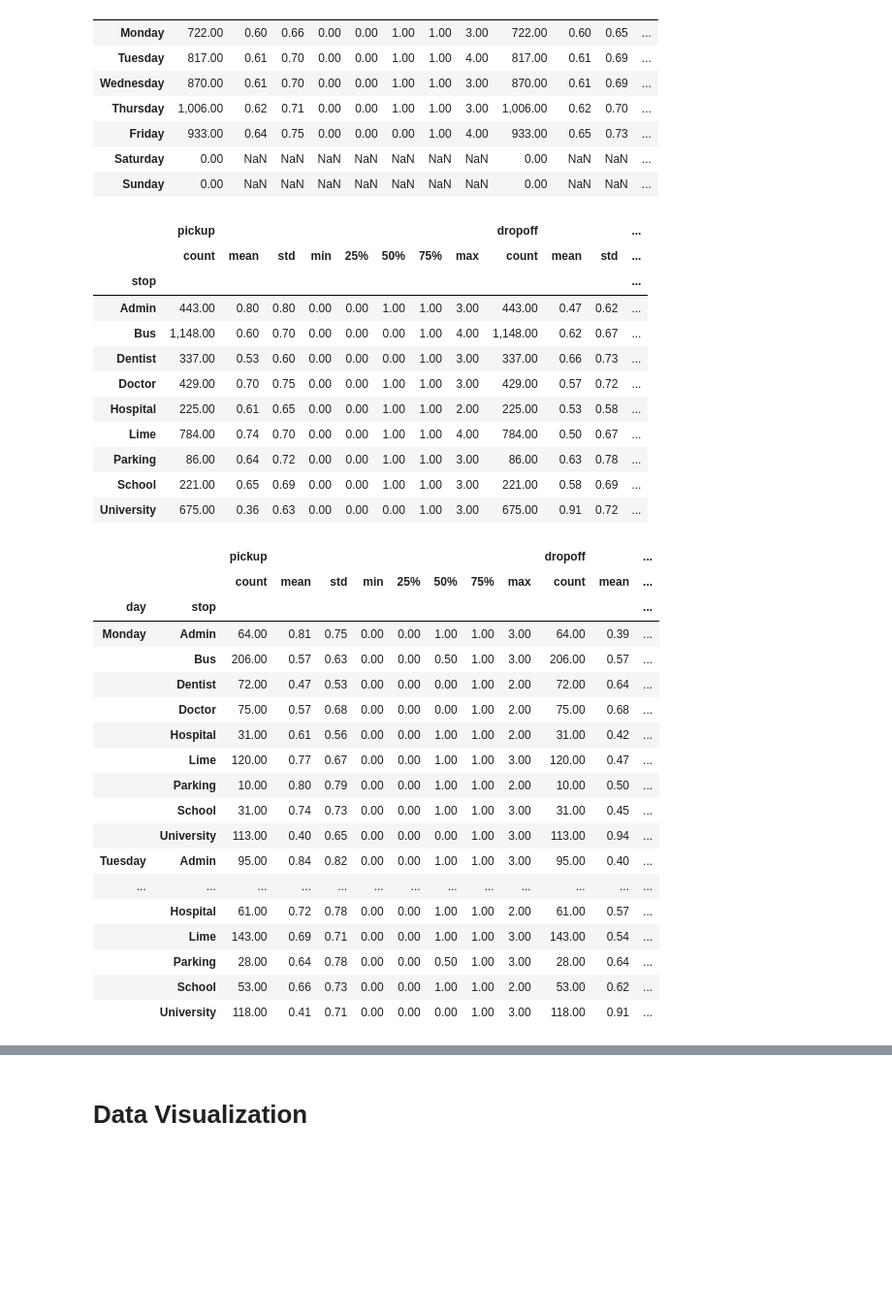
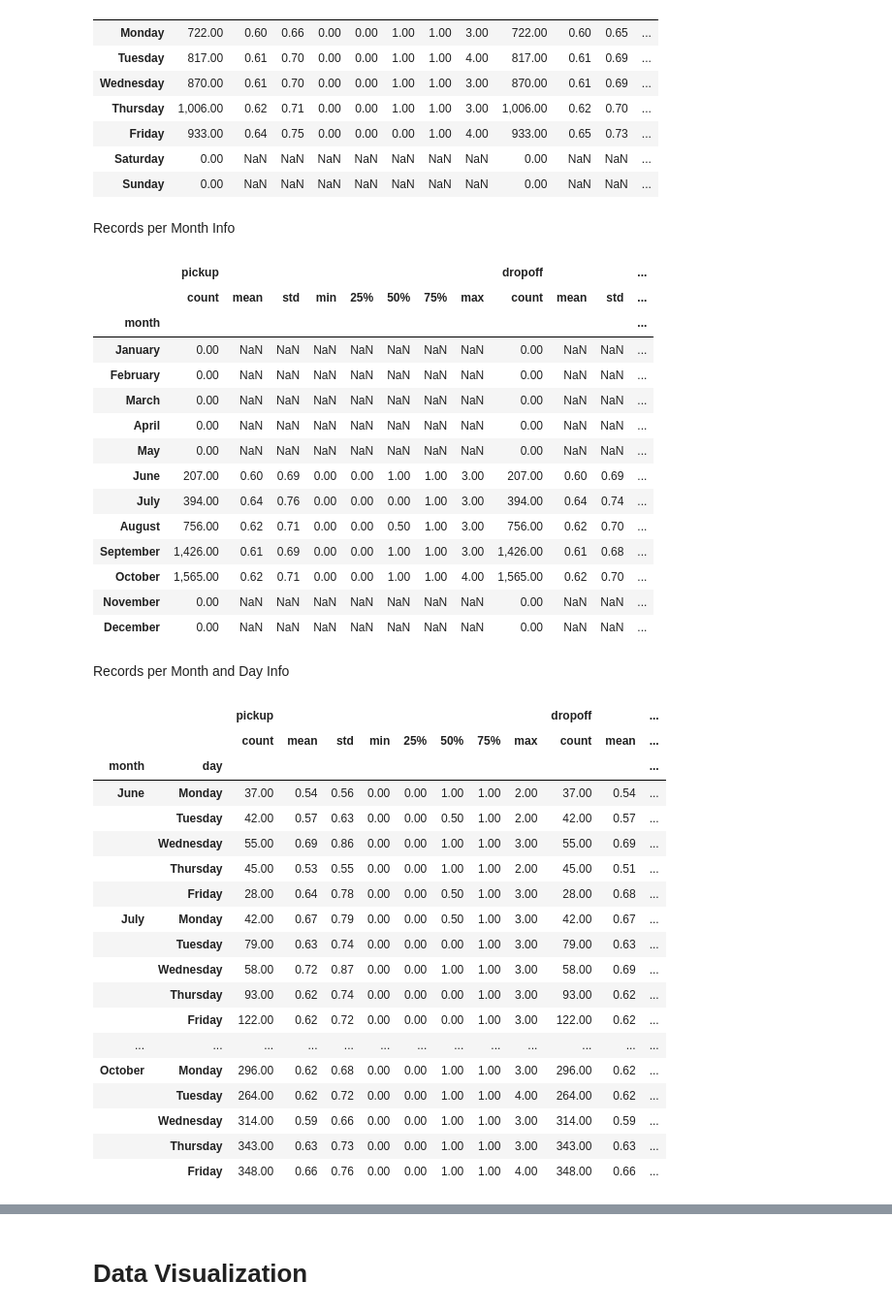
Before and after one commit to jrosilam/MayMobility_TakeHome, a Jupyter notebook: takehome_test.ipynb, the cells around one changed output, grey strips where cells are left out. Shown at 97% size. Drawn from its saved outputs; the diff is of its cells as text; code cells hidden in the pictures; blank space fills up the shorter version.

```diff
--- a/takehome_test.ipynb
+++ b/takehome_test.ipynb
@@ -617,40 +742,47 @@ ridership_df_clean.groupby(ridership_df_clean["day"]).describe()
 | Friday | 933.00 | 0.64 | 0.75 | 0.00 | 0.00 | 0.00 | 1.00 | 4.00 | 933.00 | 0.65 | 0.73 | ... |
 | Saturday | 0.00 | NaN | NaN | NaN | NaN | NaN | NaN | NaN | 0.00 | NaN | NaN | ... |
 | Sunday | 0.00 | NaN | NaN | NaN | NaN | NaN | NaN | NaN | 0.00 | NaN | NaN | ... |
+# %% [markdown]
+Records per Month Info
 # %%
-ridership_df_clean.groupby(ridership_df_clean["stop"]).describe()
+ridership_df_clean.groupby(ridership_df_clean["month"]).describe()
 # %% [output]
 |  | pickup |  |  |  |  |  |  |  | dropoff |  |  | ... |
 |  | count | mean | std | min | 25% | 50% | 75% | max | count | mean | std | ... |
-| stop |  |  |  |  |  |  |  |  |  |  |  | ... |
-| Admin | 443.00 | 0.80 | 0.80 | 0.00 | 0.00 | 1.00 | 1.00 | 3.00 | 443.00 | 0.47 | 0.62 | ... |
-| Bus | 1,148.00 | 0.60 | 0.70 | 0.00 | 0.00 | 0.00 | 1.00 | 4.00 | 1,148.00 | 0.62 | 0.67 | ... |
-| Dentist | 337.00 | 0.53 | 0.60 | 0.00 | 0.00 | 0.00 | 1.00 | 3.00 | 337.00 | 0.66 | 0.73 | ... |
-| Doctor | 429.00 | 0.70 | 0.75 | 0.00 | 0.00 | 1.00 | 1.00 | 3.00 | 429.00 | 0.57 | 0.72 | ... |
-| Hospital | 225.00 | 0.61 | 0.65 | 0.00 | 0.00 | 1.00 | 1.00 | 2.00 | 225.00 | 0.53 | 0.58 | ... |
-| Lime | 784.00 | 0.74 | 0.70 | 0.00 | 0.00 | 1.00 | 1.00 | 4.00 | 784.00 | 0.50 | 0.67 | ... |
-| Parking | 86.00 | 0.64 | 0.72 | 0.00 | 0.00 | 1.00 | 1.00 | 3.00 | 86.00 | 0.63 | 0.78 | ... |
-| School | 221.00 | 0.65 | 0.69 | 0.00 | 0.00 | 1.00 | 1.00 | 3.00 | 221.00 | 0.58 | 0.69 | ... |
-| University | 675.00 | 0.36 | 0.63 | 0.00 | 0.00 | 0.00 | 1.00 | 3.00 | 675.00 | 0.91 | 0.72 | ... |
+| month |  |  |  |  |  |  |  |  |  |  |  | ... |
+| January | 0.00 | NaN | NaN | NaN | NaN | NaN | NaN | NaN | 0.00 | NaN | NaN | ... |
+| February | 0.00 | NaN | NaN | NaN | NaN | NaN | NaN | NaN | 0.00 | NaN | NaN | ... |
+| March | 0.00 | NaN | NaN | NaN | NaN | NaN | NaN | NaN | 0.00 | NaN | NaN | ... |
+| April | 0.00 | NaN | NaN | NaN | NaN | NaN | NaN | NaN | 0.00 | NaN | NaN | ... |
+| May | 0.00 | NaN | NaN | NaN | NaN | NaN | NaN | NaN | 0.00 | NaN | NaN | ... |
+| June | 207.00 | 0.60 | 0.69 | 0.00 | 0.00 | 1.00 | 1.00 | 3.00 | 207.00 | 0.60 | 0.69 | ... |
+| July | 394.00 | 0.64 | 0.76 | 0.00 | 0.00 | 0.00 | 1.00 | 3.00 | 394.00 | 0.64 | 0.74 | ... |
+| August | 756.00 | 0.62 | 0.71 | 0.00 | 0.00 | 0.50 | 1.00 | 3.00 | 756.00 | 0.62 | 0.70 | ... |
+| September | 1,426.00 | 0.61 | 0.69 | 0.00 | 0.00 | 1.00 | 1.00 | 3.00 | 1,426.00 | 0.61 | 0.68 | ... |
+| October | 1,565.00 | 0.62 | 0.71 | 0.00 | 0.00 | 1.00 | 1.00 | 4.00 | 1,565.00 | 0.62 | 0.70 | ... |
+| November | 0.00 | NaN | NaN | NaN | NaN | NaN | NaN | NaN | 0.00 | NaN | NaN | ... |
+| December | 0.00 | NaN | NaN | NaN | NaN | NaN | NaN | NaN | 0.00 | NaN | NaN | ... |
+# %% [markdown]
+Records per Month and Day Info
 # %%
-ridership_df_clean.groupby(["day","stop"]).describe()
+ridership_df_clean.groupby(["month","day"]).describe()
 # %% [output]
 |  |  | pickup |  |  |  |  |  |  |  | dropoff |  | ... |
 |  |  | count | mean | std | min | 25% | 50% | 75% | max | count | mean | ... |
-| day | stop |  |  |  |  |  |  |  |  |  |  | ... |
-| Monday | Admin | 64.00 | 0.81 | 0.75 | 0.00 | 0.00 | 1.00 | 1.00 | 3.00 | 64.00 | 0.39 | ... |
-|  | Bus | 206.00 | 0.57 | 0.63 | 0.00 | 0.00 | 0.50 | 1.00 | 3.00 | 206.00 | 0.57 | ... |
-|  | Dentist | 72.00 | 0.47 | 0.53 | 0.00 | 0.00 | 0.00 | 1.00 | 2.00 | 72.00 | 0.64 | ... |
-|  | Doctor | 75.00 | 0.57 | 0.68 | 0.00 | 0.00 | 0.00 | 1.00 | 2.00 | 75.00 | 0.68 | ... |
-|  | Hospital | 31.00 | 0.61 | 0.56 | 0.00 | 0.00 | 1.00 | 1.00 | 2.00 | 31.00 | 0.42 | ... |
-|  | Lime | 120.00 | 0.77 | 0.67 | 0.00 | 0.00 | 1.00 | 1.00 | 3.00 | 120.00 | 0.47 | ... |
-|  | Parking | 10.00 | 0.80 | 0.79 | 0.00 | 0.00 | 1.00 | 1.00 | 2.00 | 10.00 | 0.50 | ... |
-|  | School | 31.00 | 0.74 | 0.73 | 0.00 | 0.00 | 1.00 | 1.00 | 3.00 | 31.00 | 0.45 | ... |
-|  | University | 113.00 | 0.40 | 0.65 | 0.00 | 0.00 | 0.00 | 1.00 | 3.00 | 113.00 | 0.94 | ... |
-| Tuesday | Admin | 95.00 | 0.84 | 0.82 | 0.00 | 0.00 | 1.00 | 1.00 | 3.00 | 95.00 | 0.40 | ... |
+| month | day |  |  |  |  |  |  |  |  |  |  | ... |
+| June | Monday | 37.00 | 0.54 | 0.56 | 0.00 | 0.00 | 1.00 | 1.00 | 2.00 | 37.00 | 0.54 | ... |
+|  | Tuesday | 42.00 | 0.57 | 0.63 | 0.00 | 0.00 | 0.50 | 1.00 | 2.00 | 42.00 | 0.57 | ... |
+|  | Wednesday | 55.00 | 0.69 | 0.86 | 0.00 | 0.00 | 1.00 | 1.00 | 3.00 | 55.00 | 0.69 | ... |
+|  | Thursday | 45.00 | 0.53 | 0.55 | 0.00 | 0.00 | 1.00 | 1.00 | 2.00 | 45.00 | 0.51 | ... |
+|  | Friday | 28.00 | 0.64 | 0.78 | 0.00 | 0.00 | 0.50 | 1.00 | 3.00 | 28.00 | 0.68 | ... |
+| July | Monday | 42.00 | 0.67 | 0.79 | 0.00 | 0.00 | 0.50 | 1.00 | 3.00 | 42.00 | 0.67 | ... |
+|  | Tuesday | 79.00 | 0.63 | 0.74 | 0.00 | 0.00 | 0.00 | 1.00 | 3.00 | 79.00 | 0.63 | ... |
+|  | Wednesday | 58.00 | 0.72 | 0.87 | 0.00 | 0.00 | 1.00 | 1.00 | 3.00 | 58.00 | 0.69 | ... |
+|  | Thursday | 93.00 | 0.62 | 0.74 | 0.00 | 0.00 | 0.00 | 1.00 | 3.00 | 93.00 | 0.62 | ... |
+|  | Friday | 122.00 | 0.62 | 0.72 | 0.00 | 0.00 | 0.00 | 1.00 | 3.00 | 122.00 | 0.62 | ... |
 | ... | ... | ... | ... | ... | ... | ... | ... | ... | ... | ... | ... | ... |
-|  | Hospital | 61.00 | 0.72 | 0.78 | 0.00 | 0.00 | 1.00 | 1.00 | 2.00 | 61.00 | 0.57 | ... |
-|  | Lime | 143.00 | 0.69 | 0.71 | 0.00 | 0.00 | 1.00 | 1.00 | 3.00 | 143.00 | 0.54 | ... |
-|  | Parking | 28.00 | 0.64 | 0.78 | 0.00 | 0.00 | 0.50 | 1.00 | 3.00 | 28.00 | 0.64 | ... |
-|  | School | 53.00 | 0.66 | 0.73 | 0.00 | 0.00 | 1.00 | 1.00 | 2.00 | 53.00 | 0.62 | ... |
-|  | University | 118.00 | 0.41 | 0.71 | 0.00 | 0.00 | 0.00 | 1.00 | 3.00 | 118.00 | 0.91 | ... |
+| October | Monday | 296.00 | 0.62 | 0.68 | 0.00 | 0.00 | 1.00 | 1.00 | 3.00 | 296.00 | 0.62 | ... |
+|  | Tuesday | 264.00 | 0.62 | 0.72 | 0.00 | 0.00 | 1.00 | 1.00 | 4.00 | 264.00 | 0.62 | ... |
+|  | Wednesday | 314.00 | 0.59 | 0.66 | 0.00 | 0.00 | 1.00 | 1.00 | 3.00 | 314.00 | 0.59 | ... |
+|  | Thursday | 343.00 | 0.63 | 0.73 | 0.00 | 0.00 | 1.00 | 1.00 | 3.00 | 343.00 | 0.63 | ... |
+|  | Friday | 348.00 | 0.66 | 0.76 | 0.00 | 0.00 | 1.00 | 1.00 | 4.00 | 348.00 | 0.66 | ... |
```
Also changed, not shown: parts of 93 cells of this notebook.
